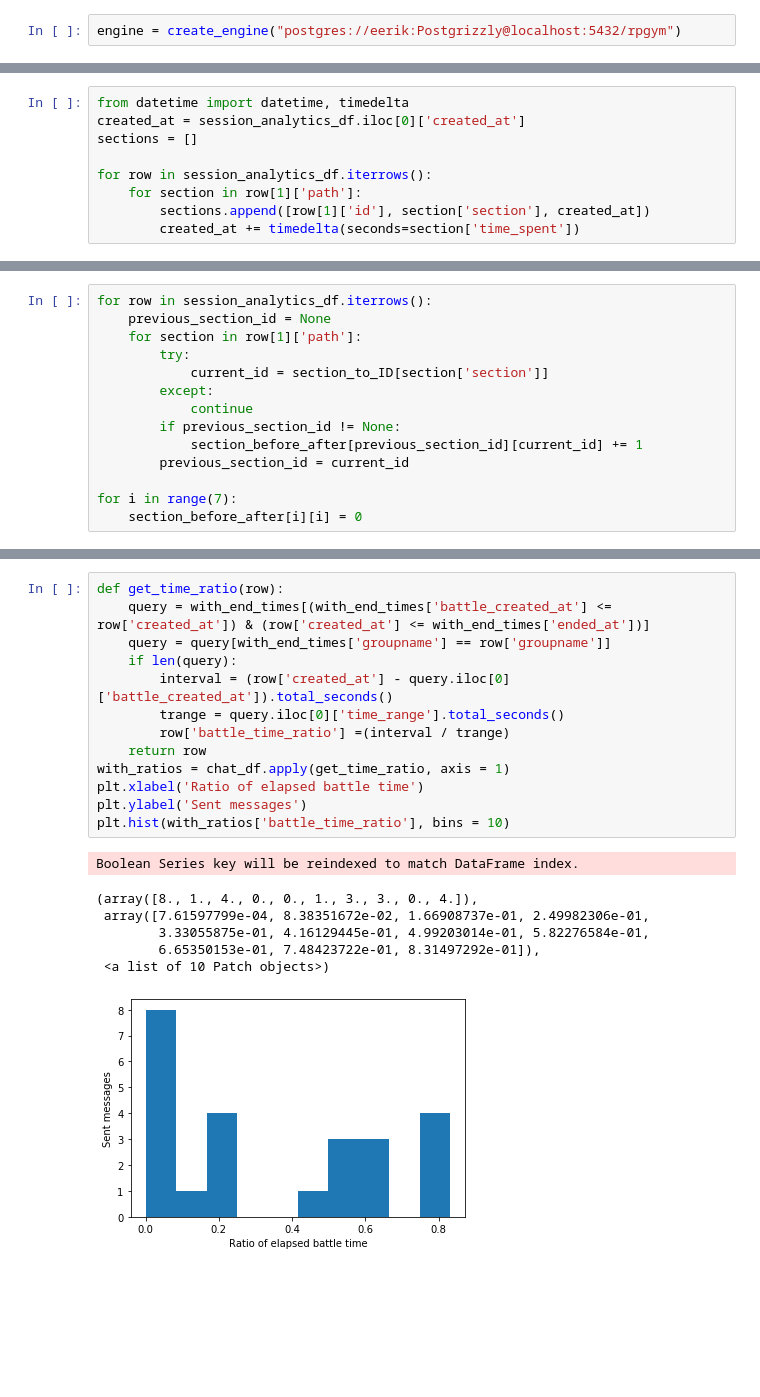
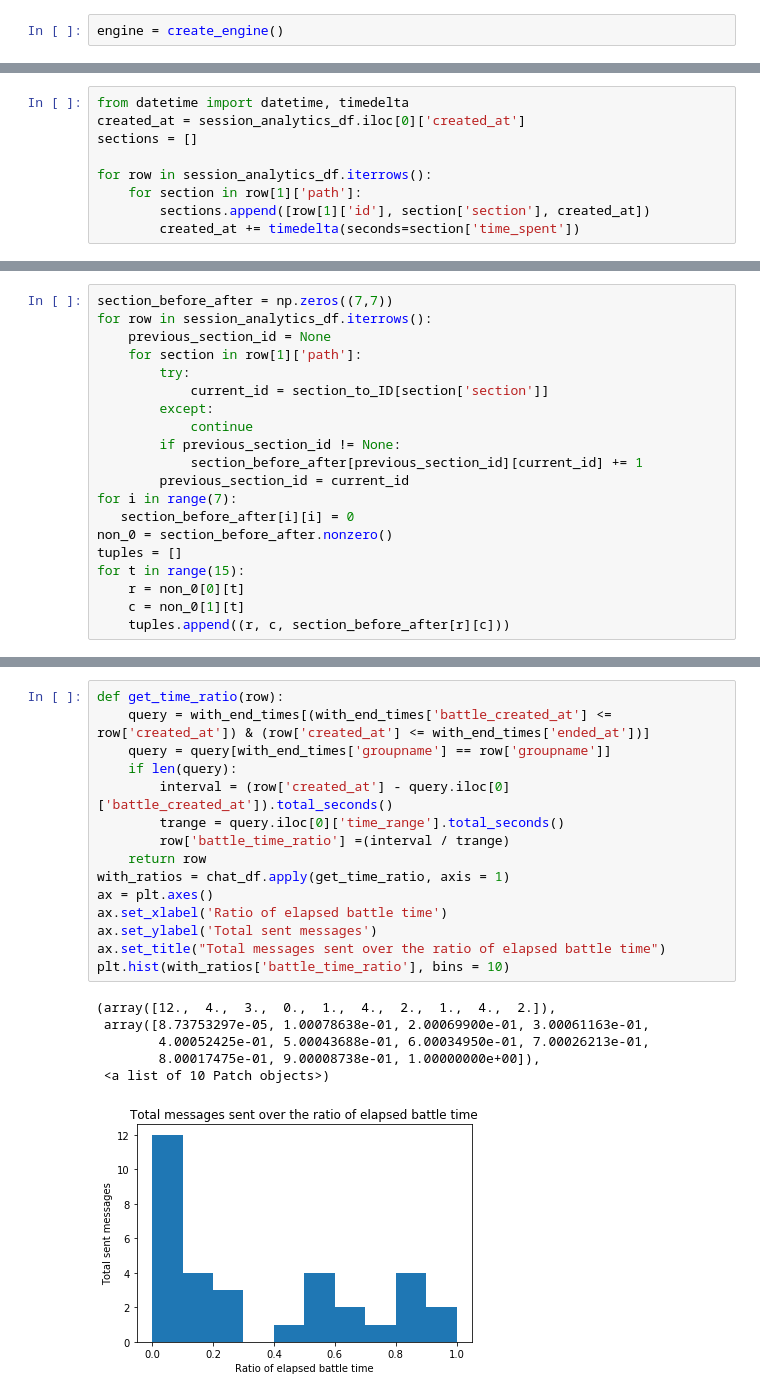
Before and after one commit to EerikSaksi/stat_buff, a Jupyter notebook: data/data_analysis.ipynb, the cells around one changed output, grey strips where cells are left out. Saved outputs shown, nothing was run; the diff lists cells and outputs as text; blank space fills up the shorter version.

```diff
--- a/data/data_analysis.ipynb
+++ b/data/data_analysis.ipynb
@@ -5,5 +9,5 @@ import pandas as pd
 # %%
-engine = create_engine("postgres://eerik:Postgrizzly@localhost:5432/rpgym")
+engine = create_engine()
 # %%
 user_df = pd.read_sql_table(
     "user",
@@ -95,4 +98,5 @@ section_before_after = [[0 for i in range(7)] for i in range(7)]
 # %%
+section_before_after = np.zeros((7,7))
 for row in session_analytics_df.iterrows():
     previous_section_id = None
     for section in row[1]['path']:
@@ -103,6 +107,11 @@ for row in session_analytics_df.iterrows():
         if previous_section_id != None:
             section_before_after[previous_section_id][current_id] += 1
         previous_section_id = current_id
-
 for i in range(7):
-    section_before_after[i][i] = 0
+   section_before_after[i][i] = 0
+non_0 = section_before_after.nonzero()
+tuples = []
+for t in range(15):
+    r = non_0[0][t]
+    c = non_0[1][t]
+    tuples.append((r, c, section_before_after[r][c]))
@@ -244,24 +192,25 @@ plt.hist(workouts_end_times.sort_values('workouts_created_ratio')['workouts_crea
 # %%
 def get_time_ratio(row):
     query = with_end_times[(with_end_times['battle_created_at'] <= row['created_at']) & (row['created_at'] <= with_end_times['ended_at'])]
     query = query[with_end_times['groupname'] == row['groupname']]
     if len(query):
         interval = (row['created_at'] - query.iloc[0]['battle_created_at']).total_seconds()
         trange = query.iloc[0]['time_range'].total_seconds()
         row['battle_time_ratio'] =(interval / trange)
     return row
 with_ratios = chat_df.apply(get_time_ratio, axis = 1)
-plt.xlabel('Ratio of elapsed battle time')
-plt.ylabel('Sent messages')
+ax = plt.axes()
+ax.set_xlabel('Ratio of elapsed battle time')
+ax.set_ylabel('Total sent messages')
+ax.set_title("Total messages sent over the ratio of elapsed battle time")
 plt.hist(with_ratios['battle_time_ratio'], bins = 10)
 # %% [output]
-Boolean Series key will be reindexed to match DataFrame index.
+(array([12.,  4.,  3.,  0.,  1.,  4.,  2.,  1.,  4.,  2.]),
+ array([8.73753297e-05, 1.00078638e-01, 2.00069900e-01, 3.00061163e-01,
+        4.00052425e-01, 5.00043688e-01, 6.00034950e-01, 7.00026213e-01,
+        8.00017475e-01, 9.00008738e-01, 1.00000000e+00]),
+ <a list of 10 Patch objects>)
-(array([8., 1., 4., 0., 0., 1., 3., 3., 0., 4.]),
- array([7.61597799e-04, 8.38351672e-02, 1.66908737e-01, 2.49982306e-01,
-        3.33055875e-01, 4.16129445e-01, 4.99203014e-01, 5.82276584e-01,
-        6.65350153e-01, 7.48423722e-01, 8.31497292e-01]),
- <a list of 10 Patch objects>)
-[figure, old version]
+[figure, new version]
 # %%
 sessions_with_groups = session_analytics_df.merge(user_df.drop(columns=['created_at']), on = "username")
 sessions_with_ratios = sessions_with_groups.apply(get_time_ratio, axis = 1)
```
Also changed, not shown: parts of 14 cells of this notebook, 1 other file.
